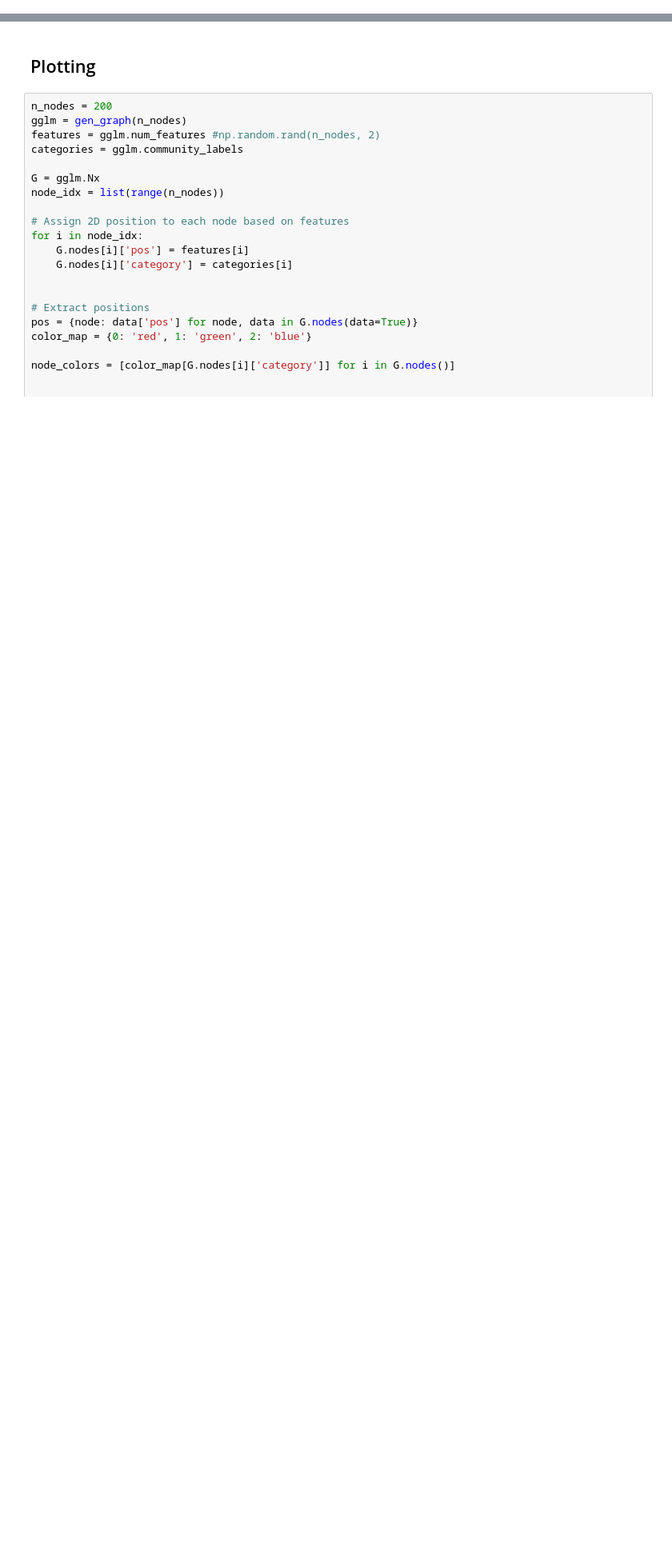
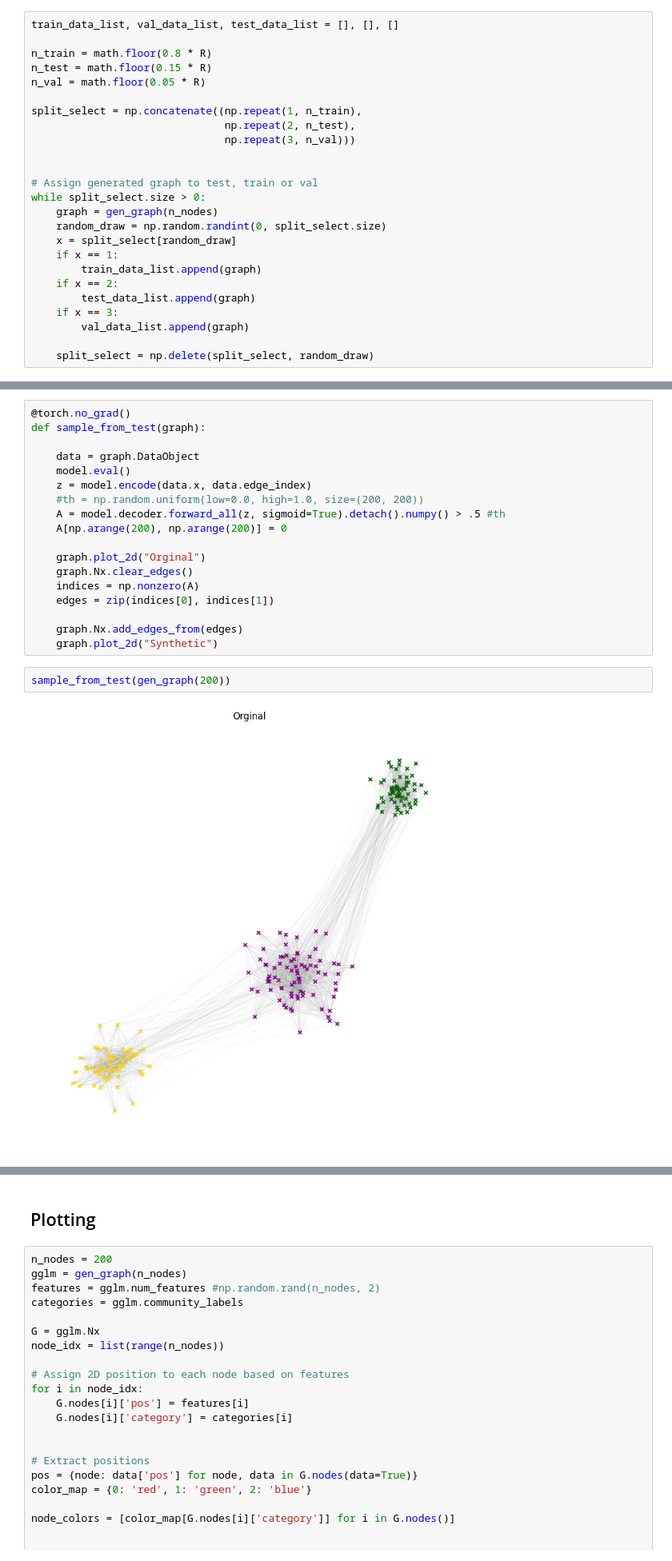
Before and after one commit to FisnikZogaj/MA, a Jupyter notebook: ClassConstructorGLM.ipynb, the cells around one changed output, grey strips where cells are left out. Shown at 80% size. Drawn from its saved outputs; the diff is of its cells as text; blank space fills up the shorter version.

```diff
--- a/ClassConstructorGLM.ipynb
+++ b/ClassConstructorGLM.ipynb
@@ -344,0 +338,25 @@ while split_select.size > 0:
+# %%
+train_data_list, val_data_list, test_data_list = [], [], []
+
+n_train = math.floor(0.8 * R)
+n_test = math.floor(0.15 * R)
+n_val = math.floor(0.05 * R)
+
+split_select = np.concatenate((np.repeat(1, n_train),
+                               np.repeat(2, n_test),
+                               np.repeat(3, n_val)))
+
+
+# Assign generated graph to test, train or val
+while split_select.size > 0:
+    graph = gen_graph(n_nodes)
+    random_draw = np.random.randint(0, split_select.size)
+    x = split_select[random_draw]
+    if x == 1:
+        train_data_list.append(graph)
+    if x == 2:
+        test_data_list.append(graph)
+    if x == 3:
+        val_data_list.append(graph)
+
+    split_select = np.delete(split_select, random_draw)
@@ -470,0 +498,22 @@ Epoch: 010, Loss: 246.4986, AUC: 158.7600, AP: 148.4183
+# %%
+@torch.no_grad()
+def sample_from_test(graph):
+
+    data = graph.DataObject
+    model.eval()
+    z = model.encode(data.x, data.edge_index)
+    #th = np.random.uniform(low=0.0, high=1.0, size=(200, 200))
+    A = model.decoder.forward_all(z, sigmoid=True).detach().numpy() > .5 #th
+    A[np.arange(200), np.arange(200)] = 0
+
+    graph.plot_2d("Orginal")
+    graph.Nx.clear_edges()
+    indices = np.nonzero(A)
+    edges = zip(indices[0], indices[1])
+
+    graph.Nx.add_edges_from(edges)
+    graph.plot_2d("Synthetic")
+# %%
+sample_from_test(gen_graph(200))
+# %% [output]
+[figure, added]
```
Also changed, not shown: parts of 15 cells of this notebook, 4 other files.
